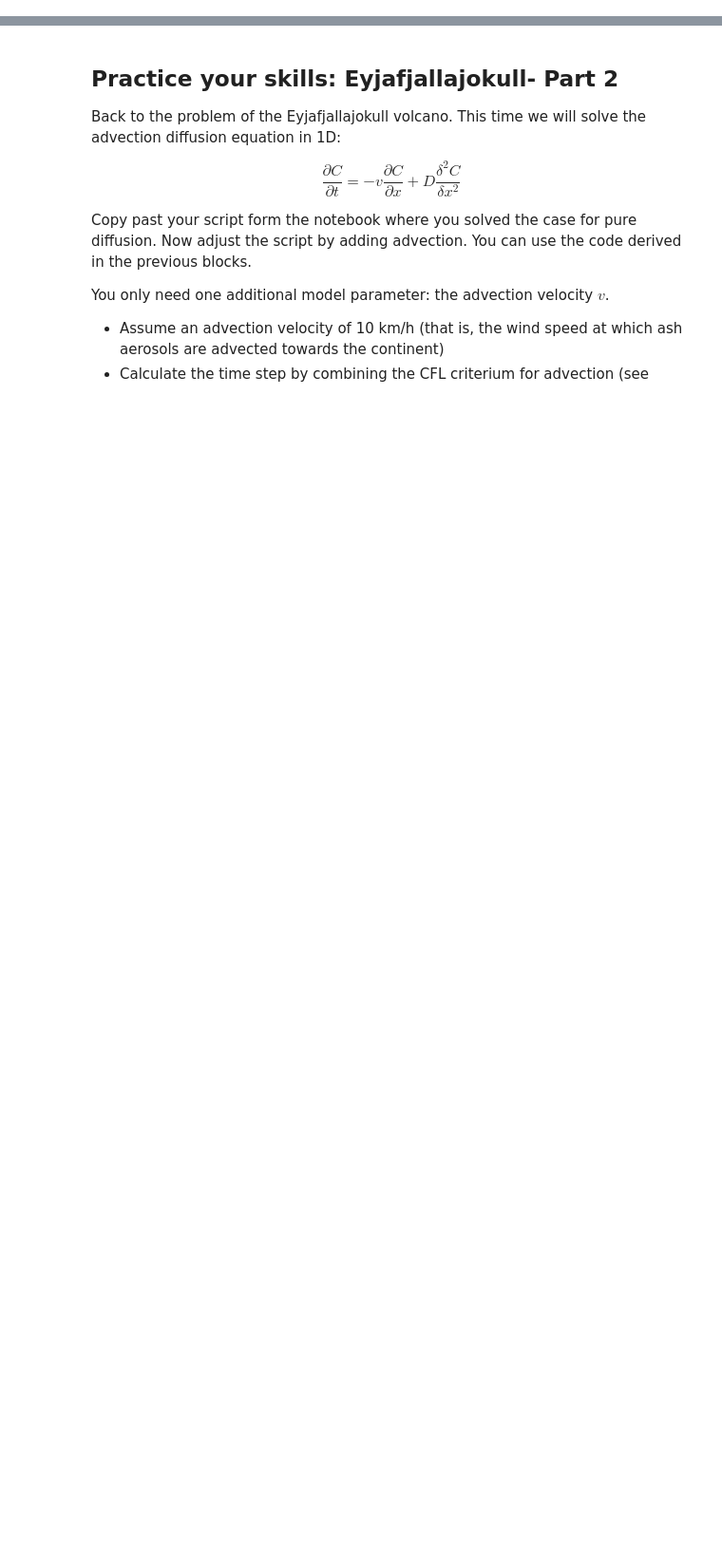
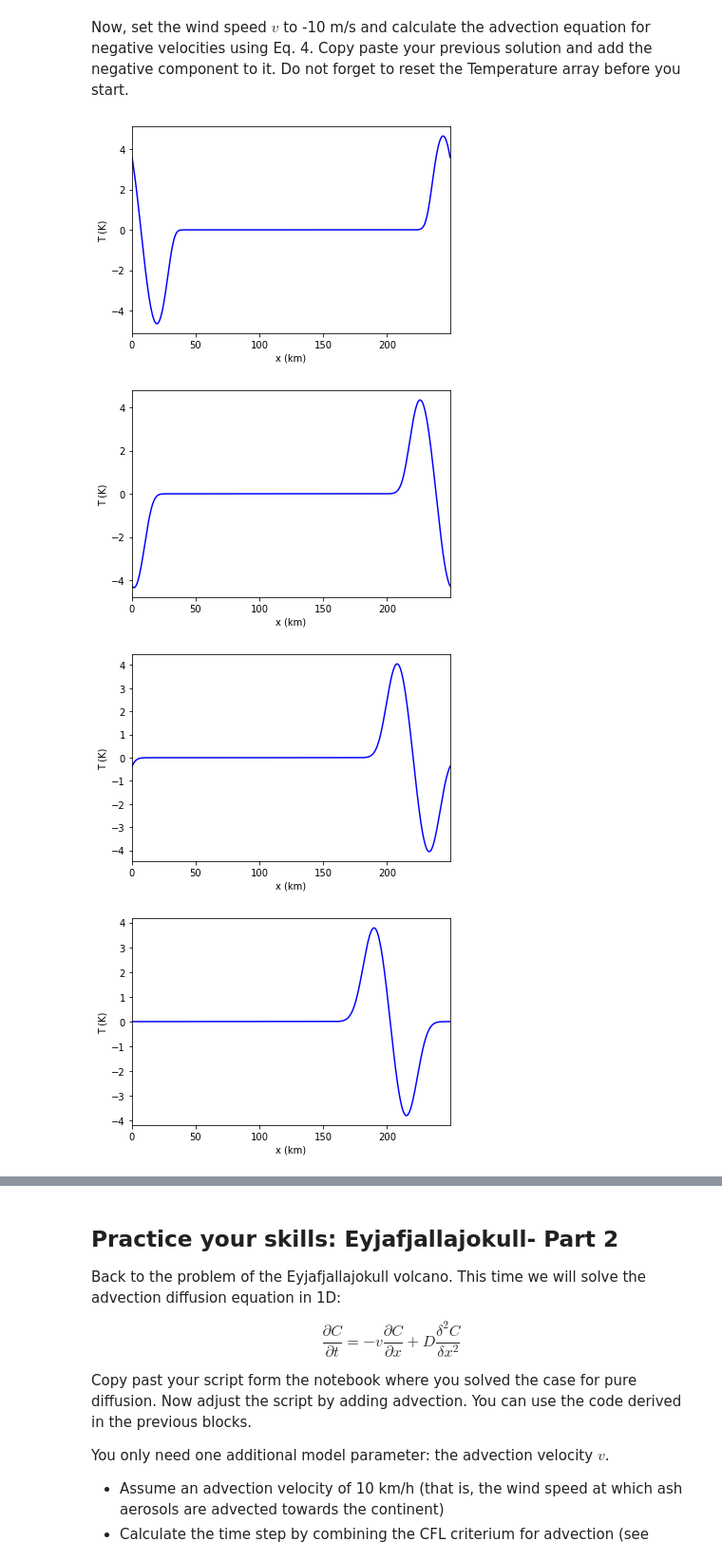
Before and after one commit to csdms/ivy, a Jupyter notebook: lessons/python/ESPIN-06 Models Part 2 (Advection).ipynb, the cells around one changed output, grey strips where cells are left out. Shown: that part at 95% size. Drawn from its saved outputs; the diff is of its cells as text; code cells hidden in the pictures; blank space fills up the shorter version.

```diff
--- a/lessons/python/ESPIN-06 Models Part 2 (Advection).ipynb
+++ b/lessons/python/ESPIN-06 Models Part 2 (Advection).ipynb
@@ -135,0 +155,29 @@ plt.show()
+# %% [markdown]
+Now, set the wind speed $v$ to -10 m/s and calculate the advection equation for negative velocities using Eq. 4. Copy paste your previous solution and add the negative component to it. Do not forget to reset the Temperature array before you start.
+# %%
+v    = -10 #m/s
+T_num = np.zeros_like(y)
+T_num[:] = y
+it = 0
+while it*dt<totT:
+    it +=1
+    if v>0:
+        T_num[1:] = T_num[1:] - v*dt/dx*(T_num[1:]-T_num[0:-1])
+        # BC
+        T_num[0] = T_num[-1]
+    elif v<0:
+        T_num[0:-1] = T_num[0:-1] - v*dt/dx*(T_num[1:]-T_num[0:-1])
+        # BC
+        T_num[-1] = T_num[0]
+
+    if it%1e5==0:
+        plt.plot(x/1.e3, T_num, 'b')
+        plt.xlim((0, max(x/1e3)))
+        plt.xlabel('x (km)')
+        plt.ylabel('T (K)')
+        plt.show()
+# %% [output]
+[figure, added]
+[figure, added]
+[figure, added]
+[figure, added]
```
Also changed, not shown: parts of 11 cells of this notebook, 10 other files.
